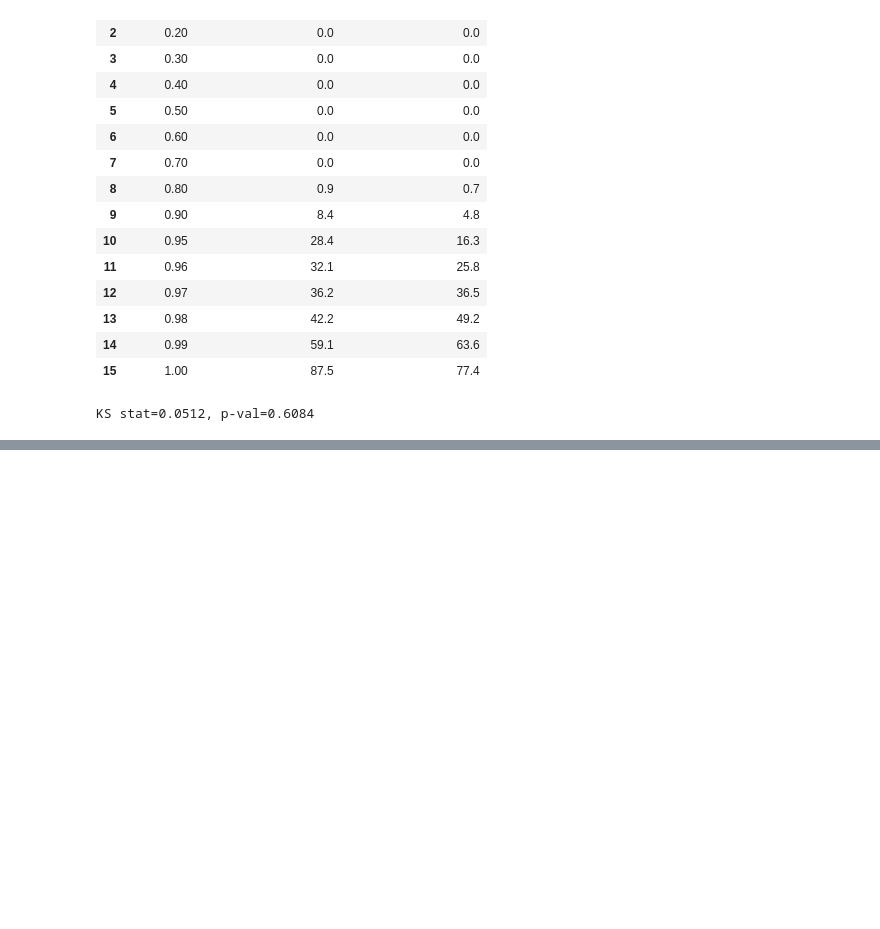
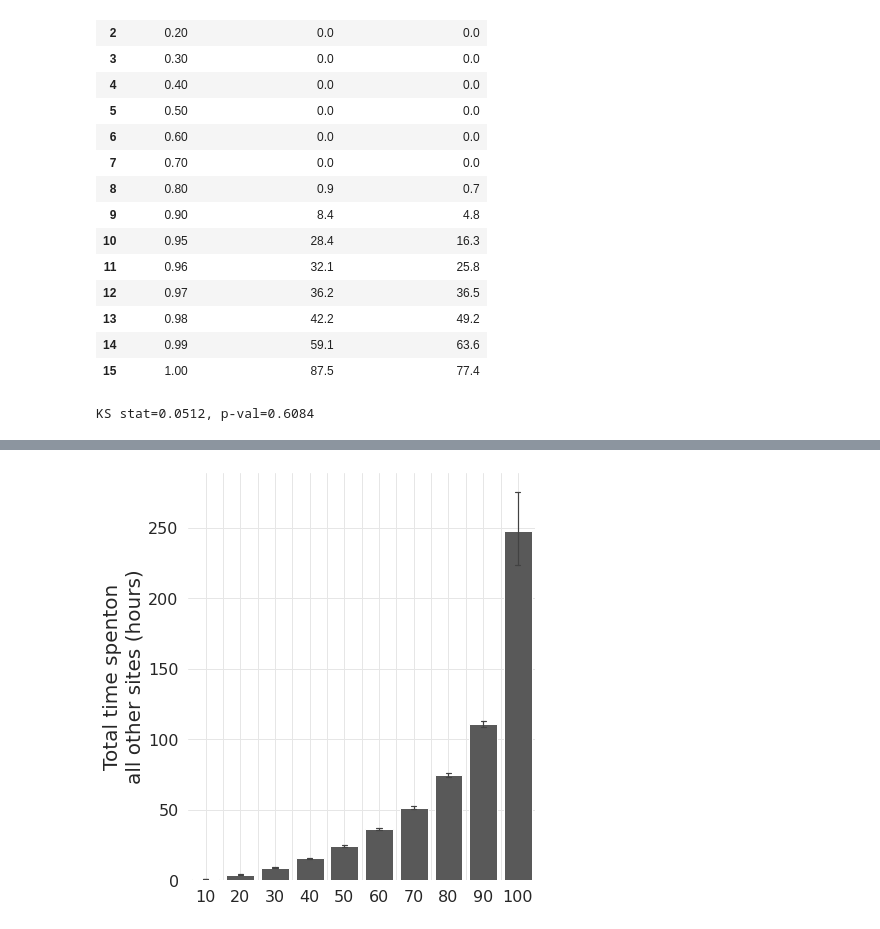
Before and after one commit to soodoku/adult, a Jupyter notebook: scripts/20_duration_on_adultsites.ipynb, the cells around one changed output, grey strips where cells are left out. Drawn from its saved outputs; the diff is of its cells as text; code cells hidden in the pictures; blank space fills up the shorter version.

```diff
--- a/scripts/20_duration_on_adultsites.ipynb
+++ b/scripts/20_duration_on_adultsites.ipynb
@@ -820,0 +883,28 @@ KS stat=0.0512, p-val=0.6084
+# %%
+# (fold cell) Plot deciles
+scale = .7
+fig, ax = plt.subplots(figsize=(9*scale, 9*scale))
+
+sns.barplot(
+    x=f"decile_{outcome_var_c}", y=outcome_var_c, data=_df,
+    color=".35",
+    errorbar=('ci', 95),
+    n_boot=10_000,
+    errwidth=1.2,
+    capsize=.15,
+)
+# ax.set_yticks(range(0,50,10))
+ax.get_yaxis().set_major_formatter(ticker.FuncFormatter(lambda x, p: format(int(x), ',')))
+ax.set_xlabel("")
+ax.set_ylabel("Total time spenton\nall other sites (hours)", size=20)
+ax.tick_params(axis='both', which='major', labelsize=16)
+plt.tight_layout()
+ax.xaxis.grid(True)
+ax.get_xaxis().set_minor_locator(ticker.AutoMinorLocator(2))
+ax.xaxis.grid(True, which="both", color=".9")
+ax.yaxis.grid(True, which="both", color=".9")
+
+sns.despine(left=True, bottom=True)
+save_mpl_fig(os.path.join(FIGSAVEDIR, "distribution_duration_on_nonadultsites_fullsample"))
+# %% [output]
+[figure, added]
```
Also changed, not shown: parts of 8 cells of this notebook, 4 other files.
